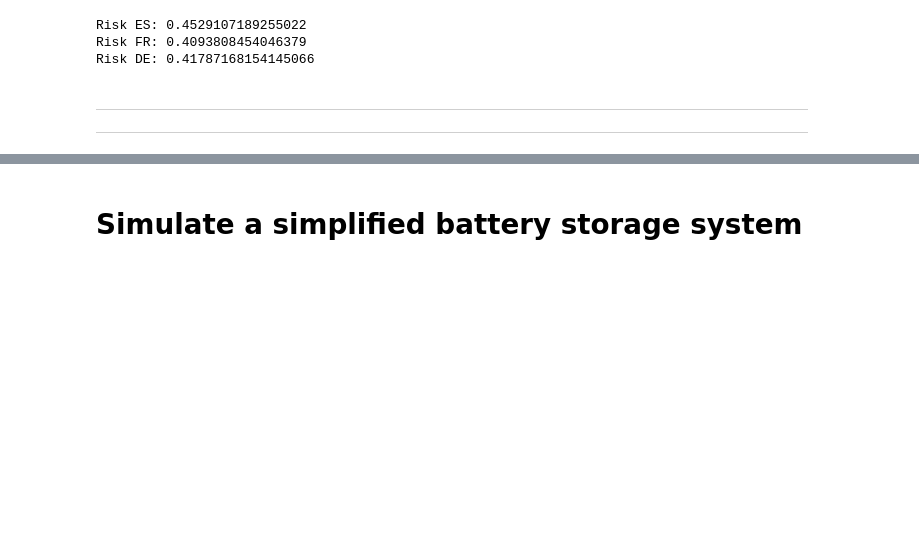
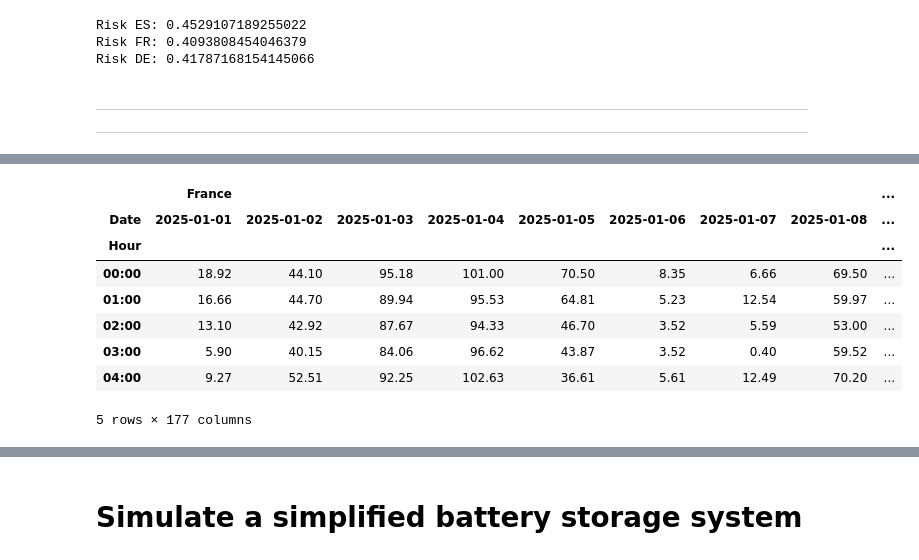
Before and after one commit to stellamirri/analisis_datos, a Jupyter notebook: Grupo1_2026/Group1Notebook.ipynb, the cells around one changed output, grey strips where cells are left out. Cells and saved outputs as stored; diff of their text form; code cells hidden in the pictures; blank space fills up the shorter version.

```diff
--- a/Grupo1_2026/Group1Notebook.ipynb
+++ b/Grupo1_2026/Group1Notebook.ipynb
@@ -296,0 +309,19 @@ plot_comparative_volatility(df)
+# %%
+import seaborn as sns
+import matplotlib.pyplot as plt
+
+#Creation of two columns : Day and Hour
+df["Date"] = df.index.strftime("%Y-%m-%d")  # Format : "2025-01-15"
+df["Hour"] = df.index.strftime("%H:00")     # Format : "23:00"
+pivot_df = df.pivot(index="Hour", columns="Date", values=["France", "Spain","Germany"]) #Hour becomes the index and the dates are columns
+pivot_df.head()
+# %% [output]
+|  | France |  |  |  |  |  |  |  | ... |
+| Date | 2025-01-01 | 2025-01-02 | 2025-01-03 | 2025-01-04 | 2025-01-05 | 2025-01-06 | 2025-01-07 | 2025-01-08 | ... |
+| Hour |  |  |  |  |  |  |  |  | ... |
+| 00:00 | 18.92 | 44.10 | 95.18 | 101.00 | 70.50 | 8.35 | 6.66 | 69.50 | ... |
+| 01:00 | 16.66 | 44.70 | 89.94 | 95.53 | 64.81 | 5.23 | 12.54 | 59.97 | ... |
+| 02:00 | 13.10 | 42.92 | 87.67 | 94.33 | 46.70 | 3.52 | 5.59 | 53.00 | ... |
+| 03:00 | 5.90 | 40.15 | 84.06 | 96.62 | 43.87 | 3.52 | 0.40 | 59.52 | ... |
+| 04:00 | 9.27 | 52.51 | 92.25 | 102.63 | 36.61 | 5.61 | 12.49 | 70.20 | ... |
+5 rows × 177 columns
```
Also changed, not shown: parts of 3 cells of this notebook.
